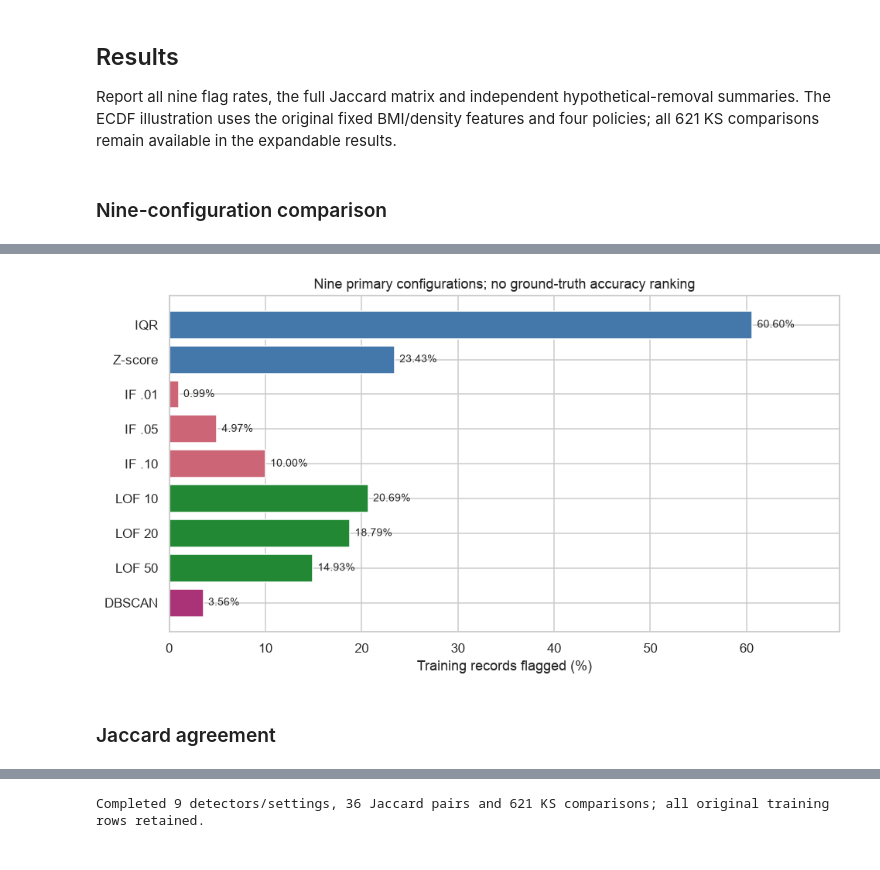
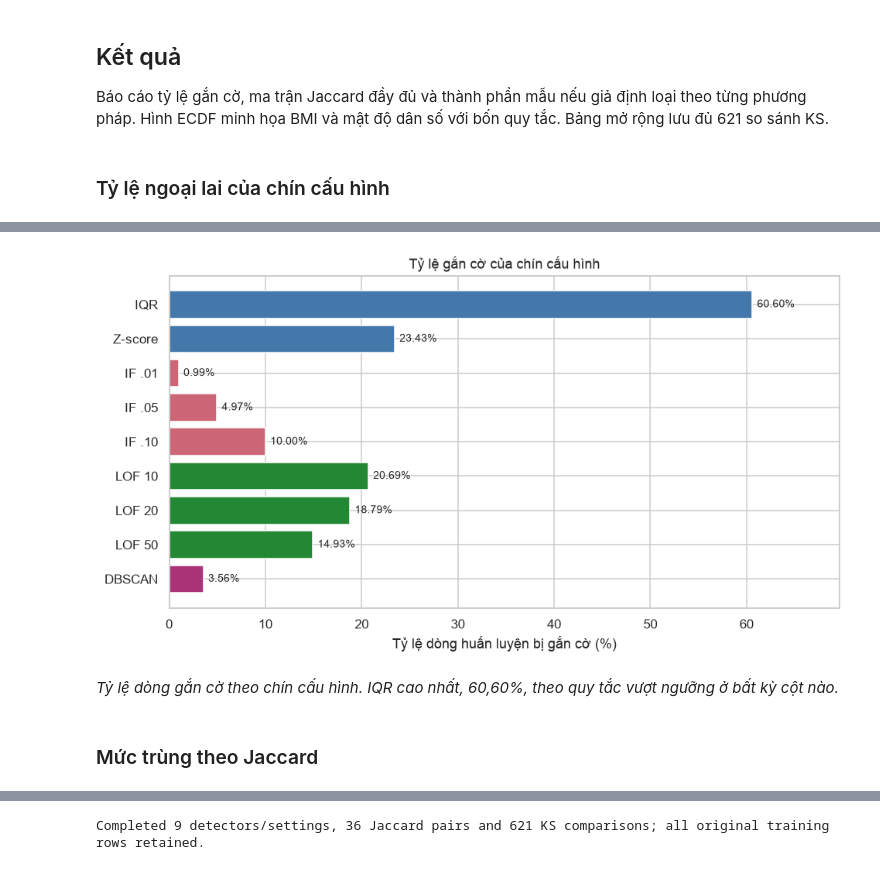
Before and after one commit to hungstupid/data-mining-preprocessing, a Jupyter notebook: book/tabular/03_outliers.ipynb, the cells around one changed output, grey strips where cells are left out. Saved outputs shown, nothing was run; the diff lists cells and outputs as text; code cells hidden in the pictures.

```diff
--- a/book/tabular/03_outliers.ipynb
+++ b/book/tabular/03_outliers.ipynb
@@ -259,7 +249,7 @@ outlier_feature_summary = outlier_feature_audit.join(
 outlier_feature_summary = outlier_feature_summary.join([iqr_feature_counts, iqr_feature_rates, zscore_feature_counts, zscore_feature_rates])
 outlier_feature_summary["IQR exception note"] = iqr_thresholds.Note
 outlier_feature_summary["Z-score exception note"] = zscore_parameters.Note
-display(HTML('<details><summary>All 69 features: support, fitted thresholds, counts, rates and exception notes</summary>'
+display_report(HTML('<details><summary>Cỡ mẫu, ngưỡng, số lượng và tỷ lệ gắn cờ trên 69 đặc trưng</summary>'
     '<div style="overflow:auto;max-height:32rem">'+outlier_feature_summary.to_html(float_format="{:.5f}".format)+'</div></details>'))
 outlier_comparison = pd.DataFrame([
     {"Method": name, "Rule": rule, "Eligible features": int(eligible.sum()), "Training N": len(train_index),
@@ -269,7 +259,7 @@ outlier_comparison = pd.DataFrame([
         ("IQR", "Outside Q1/Q3 ± 1.5 IQR", iqr_thresholds.Eligible, iqr_observation_flags, iqr_feature_flags),
         ("Z-score", "Strict |z| > 3; ddof=0", zscore_parameters.Eligible, zscore_observation_flags, zscore_feature_flags)]
 ]).set_index("Method")
-display(HTML('<div style="overflow-x:auto">'+outlier_comparison.to_html(float_format="{:.4f}".format)+'</div>'))
+display_report(HTML('<div style="overflow-x:auto">'+outlier_comparison.to_html(float_format="{:.4f}".format)+'</div>'))
 
 outlier_groups = pd.Series("Other area context (meaning/period caveats retained)", index=outlier_features)
 outlier_groups.loc[["patient_age", "bmi"]] = "Individual measurements"
@@ -280,16 +270,16 @@ outlier_group_summary = pd.DataFrame([
      "IQR flagged feature-values N": int(iqr_feature_flags[columns].to_numpy().sum()),
      "Z-score flagged feature-values N": int(zscore_feature_flags[columns].to_numpy().sum())}
     for group, columns in outlier_groups.groupby(outlier_groups, sort=True).groups.items()]).set_index("Feature group")
-display(HTML('<div style="overflow-x:auto">'+outlier_group_summary.to_html()+'</div>'))
+display_report(HTML('<div style="overflow-x:auto">'+outlier_group_summary.to_html()+'</div>'))
 
 fig, axes = plt.subplots(2, 1, figsize=(9, 8.3))
 for ax, label, rates in [(axes[0], "IQR", iqr_feature_rates), (axes[1], "Z-score", zscore_feature_rates)]:
     selected = rates.nlargest(8).sort_values()
     ax.barh(selected.index, selected.values, color="#4477AA" if label=="IQR" else "#CC6677")
     for y, value in enumerate(selected.values): ax.text(value+selected.max()*.025, y, f"{value:.2f}%", va="center", fontsize=9)
-    ax.set(title=f"{label}: highest eight marginal flag rates", xlabel="Flagged % of observed training values")
+    ax.set(title=f"{label}: tám đặc trưng bị gắn cờ nhiều nhất", xlabel="Tỷ lệ gắn cờ trên số ô quan sát (%)")
     ax.set_xlim(0,selected.max()*1.25)
-plt.tight_layout();plt.show()
+plt.tight_layout();show_figure(fig, "Tỷ lệ vượt ngưỡng cao nhất theo từng đặc trưng cho IQR và Z-score. Hai cách gắn cờ nhạy với các phần đuôi khác nhau.")
 
 outlier_trigger_distribution = pd.DataFrame({"IQR": iqr_flagged_features_per_row.value_counts(),
     "Z-score": zscore_flagged_features_per_row.value_counts()}).fillna(0).astype(int).sort_index()
@@ -297,21 +287,18 @@ fig, ax = plt.subplots(figsize=(9,4.2))
 positions = outlier_trigger_distribution.index.to_numpy()
 ax.bar(positions-.2,outlier_trigger_distribution.IQR,width=.4,label="IQR",color="#4477AA")
 ax.bar(positions+.2,outlier_trigger_distribution["Z-score"],width=.4,label="Z-score",color="#CC6677")
-ax.set(xlabel="Number of triggered observed features per training record",ylabel="Training records",
+ax.set(xlabel="Số đặc trưng vượt ngưỡng trên mỗi dòng huấn luyện",ylabel="Số dòng huấn luyện",
        title="ANY-feature aggregation: zero triggers versus multiple triggers")
 ax.set_xticks(np.arange(0,positions.max()+1,max(1,int(positions.max()//10))))
-ax.legend();plt.tight_layout();plt.show()
+ax.legend();plt.tight_layout();show_figure(fig, "Số đặc trưng vượt ngưỡng mỗi dòng. IQR đánh dấu nhiều dòng hơn Z-score.")
 
 iqr_largest_group = outlier_group_summary["IQR flagged feature-values N"].idxmax()
 zscore_largest_group = outlier_group_summary["Z-score flagged feature-values N"].idxmax()
-display(HTML(
-    f"<p><strong>Preliminary interpretation:</strong> IQR flags {int(iqr_observation_flags.sum()):,} records "
-    f"({iqr_observation_flags.mean()*100:.2f}%); Z-score flags {int(zscore_observation_flags.sum()):,} "
-    f"({zscore_observation_flags.mean()*100:.2f}%). Largest feature-value contribution: IQR={iqr_largest_group}; "
-    f"Z-score={zscore_largest_group}. Group totals also reflect how many columns a group contains.</p>"
-    f"<p>For race_pacific, observed-training skewness={outlier_feature_summary.loc['race_pacific','Skewness (observed train)']:.2f}; "
-    f"IQR flags {iqr_feature_rates['race_pacific']:.2f}% versus Z-score {zscore_feature_rates['race_pacific']:.2f}%. "
-    "This discrepancy is consistent with the different tail sensitivity of quartiles versus mean/SD, "
-    "not a separate test identifying its cause. Extreme values can be legitimate; repeated ZIP context and overlapping shares "
-    "can multiply flags without providing independent evidence of error. No clinical validity or removal benefit is established.</p>"))
+display_report(HTML(
+    (
+    f"<p>IQR gắn cờ {int(iqr_observation_flags.sum()):,} dòng, Z-score gắn cờ "
+    f"{int(zscore_observation_flags.sum()):,} dòng. Với race_pacific, độ lệch quan sát là "
+    f"{outlier_feature_summary.loc['race_pacific','Skewness (observed train)']:.2f}. "
+    f"IQR đánh dấu {iqr_feature_rates['race_pacific']:.2f}% và Z-score đánh dấu {zscore_feature_rates['race_pacific']:.2f}% các ô đã quan sát.</p>"
+    )))
 # %% [output]
@@ -563,13 +552,11 @@ print("Noise degeneracy:","all noise" if stage03_flags["DBSCAN"].all() else "no
 | 15 | 21 |
 Noise degeneracy: neither all nor no noise
 # %% [markdown]
-## Results
+## Kết quả
 
-Report all nine flag rates, the full Jaccard matrix and independent hypothetical-removal
-summaries. The ECDF illustration uses the original fixed BMI/density features and four
-policies; all 621 KS comparisons remain available in the expandable results.
+Báo cáo tỷ lệ gắn cờ, ma trận Jaccard đầy đủ và thành phần mẫu nếu giả định loại theo từng phương pháp. Hình ECDF minh họa BMI và mật độ dân số với bốn quy tắc. Bảng mở rộng lưu đủ 621 so sánh KS.
 # %% [markdown]
-### Nine-configuration comparison
+### Tỷ lệ ngoại lai của chín cấu hình
 # %%
 stage03_flags["IQR"],stage03_flags["Z-score"]=iqr_observation_flags.copy(),zscore_observation_flags.copy()
 stage03_parameters["IQR"]="linear quartiles; strict 1.5 IQR; ANY observed feature"
@@ -581,12 +568,12 @@ stage03_full_comparison=pd.DataFrame([{"Method":name,"Parameters":stage03_parame
     "Training N":len(train_index),"Flagged N":int(all_outlier_flags[name].sum()),
     "Flagged %":all_outlier_flags[name].mean()*100,"Would retain N":int((~all_outlier_flags[name]).sum()),
     "Runtime (s)":stage03_runtimes.get(name,np.nan),"Status":"PASS"} for name in STAGE03_ORDER]).set_index("Method")
-display(HTML('<div style="overflow:auto">'+stage03_full_comparison.to_html(float_format="{:.4f}".format,na_rep="not timed in Part 1")+'</div>'))
+display_report(HTML('<div style="overflow:auto">'+stage03_full_comparison.to_html(float_format="{:.4f}".format,na_rep="not timed in Part 1")+'</div>'))
 fig,ax=plt.subplots(figsize=(9,5))
 ax.barh(STAGE03_ORDER,stage03_full_comparison["Flagged %"],color=["#4477AA"]*2+["#CC6677"]*3+["#228833"]*3+["#AA3377"])
 ax.invert_yaxis()
 for i,value in enumerate(stage03_full_comparison["Flagged %"]):ax.text(value+.5,i,f"{value:.2f}%",va="center",fontsize=9)
 ax.set_xlim(0,max(10,stage03_full_comparison["Flagged %"].max()*1.15))
-ax.set(xlabel="Training records flagged (%)",title="Nine primary configurations; no ground-truth accuracy ranking")
-plt.tight_layout();plt.show()
+ax.set(xlabel="Tỷ lệ dòng huấn luyện bị gắn cờ (%)",title="Tỷ lệ gắn cờ của chín cấu hình")
+plt.tight_layout();show_figure(fig, "Tỷ lệ dòng gắn cờ theo chín cấu hình. IQR cao nhất, 60,60%, theo quy tắc vượt ngưỡng ở bất kỳ cột nào.")
 # %% [output]
@@ -604,6 +591,7 @@ plt.tight_layout();plt.show()
-[figure, old version]
+[figure, new version]
+*Tỷ lệ dòng gắn cờ theo chín cấu hình. IQR cao nhất, 60,60%, theo quy tắc vượt ngưỡng ở bất kỳ cột nào.*
 # %% [markdown]
-### Jaccard agreement
+### Mức trùng theo Jaccard
 # %%
 def jaccard_matrices(flag_frame):
     """Aligned Boolean frame -> Jaccard, intersection and union matrices; empty/empty is NaN."""
```
Also changed, not shown: parts of 29 cells of this notebook, 23 other files.
